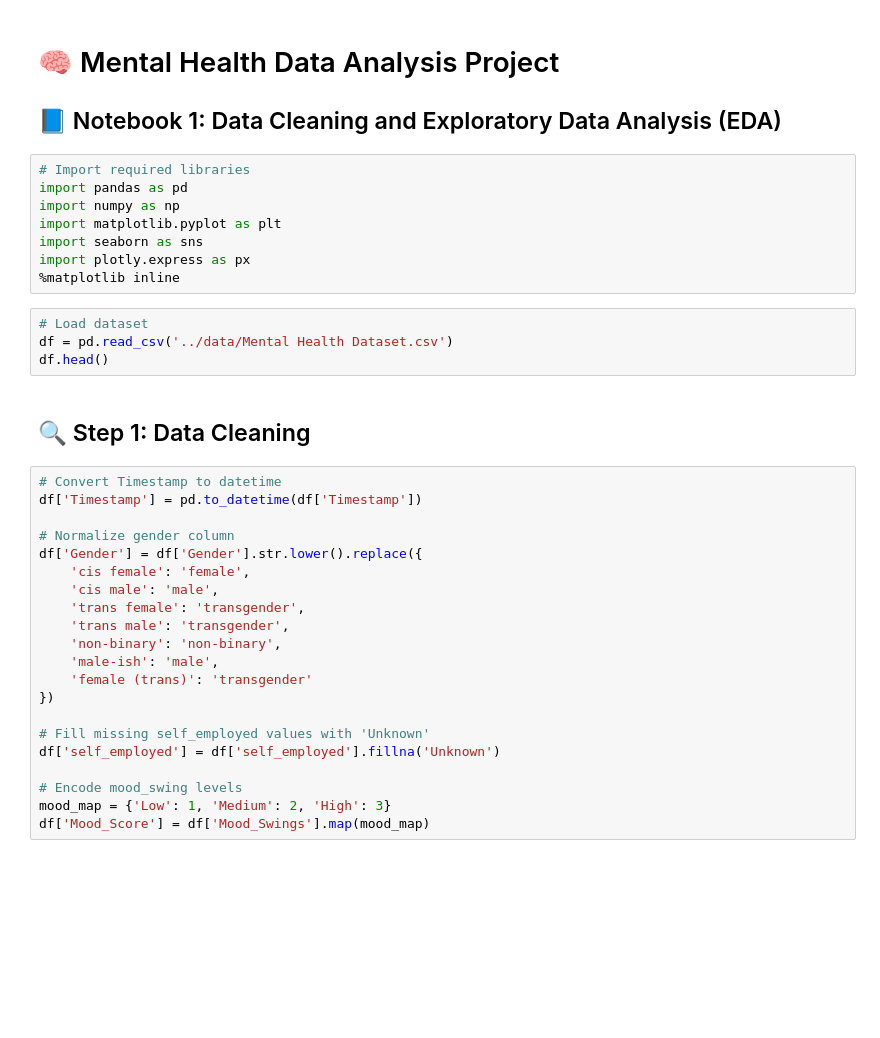
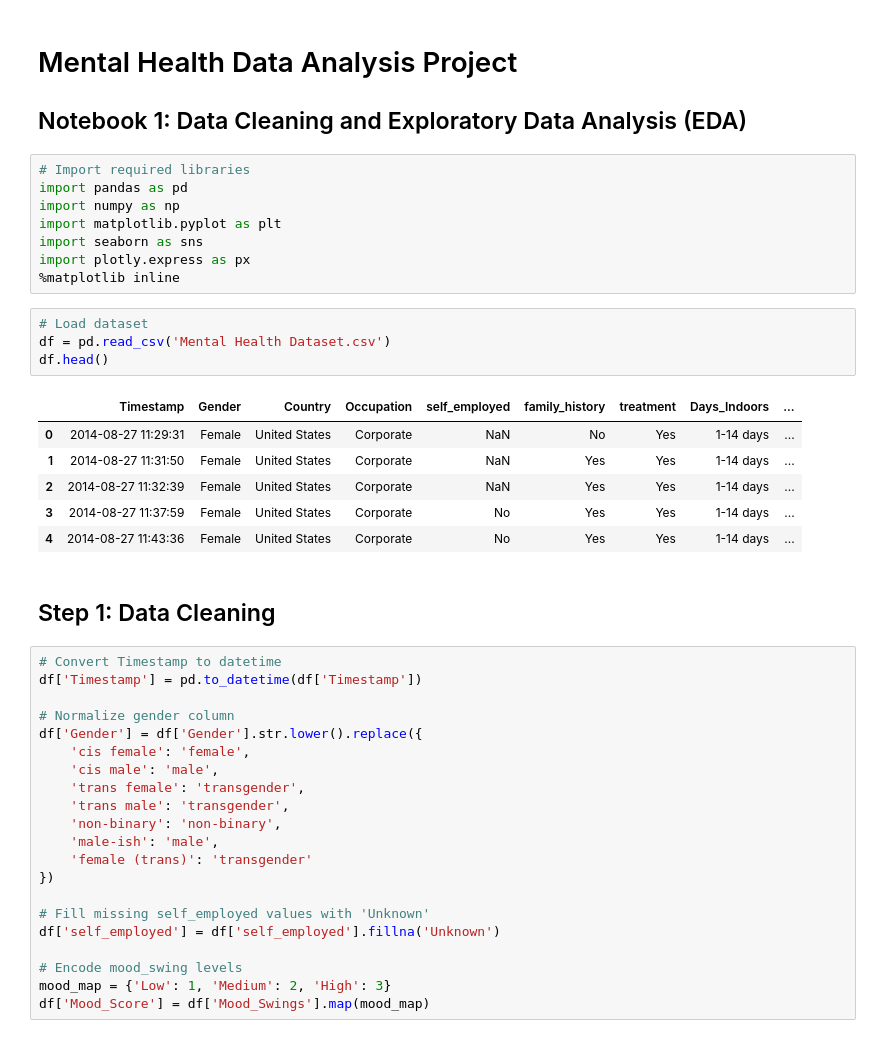
Before and after one commit to nandini-stack/mental-health-eda, a Jupyter notebook: 01-data-cleaning-and-eda.ipynb, the cells around one changed output. Drawn from its saved outputs; the diff is of its cells as text; blank space fills up the shorter version.

```diff
--- a/01-data-cleaning-and-eda.ipynb
+++ b/01-data-cleaning-and-eda.ipynb
@@ -1,6 +1,6 @@
 # %% [markdown]
-# 🧠 Mental Health Data Analysis Project
-## 📘 Notebook 1: Data Cleaning and Exploratory Data Analysis (EDA)
+#  Mental Health Data Analysis Project
+##  Notebook 1: Data Cleaning and Exploratory Data Analysis (EDA)
 # %%
 # Import required libraries
 import pandas as pd
@@ -11,10 +11,17 @@ import plotly.express as px
 %matplotlib inline
 # %%
 # Load dataset
-df = pd.read_csv('../data/Mental Health Dataset.csv')
+df = pd.read_csv('Mental Health Dataset.csv')
 df.head()
+# %% [output]
+|  | Timestamp | Gender | Country | Occupation | self_employed | family_history | treatment | Days_Indoors | ... |
+| 0 | 2014-08-27 11:29:31 | Female | United States | Corporate | NaN | No | Yes | 1-14 days | ... |
+| 1 | 2014-08-27 11:31:50 | Female | United States | Corporate | NaN | Yes | Yes | 1-14 days | ... |
+| 2 | 2014-08-27 11:32:39 | Female | United States | Corporate | NaN | Yes | Yes | 1-14 days | ... |
+| 3 | 2014-08-27 11:37:59 | Female | United States | Corporate | No | Yes | Yes | 1-14 days | ... |
+| 4 | 2014-08-27 11:43:36 | Female | United States | Corporate | No | Yes | Yes | 1-14 days | ... |
 # %% [markdown]
-## 🔍 Step 1: Data Cleaning
+##  Step 1: Data Cleaning
 # %%
 # Convert Timestamp to datetime
 df['Timestamp'] = pd.to_datetime(df['Timestamp'])
```
Also changed, not shown: parts of 5 cells of this notebook.
